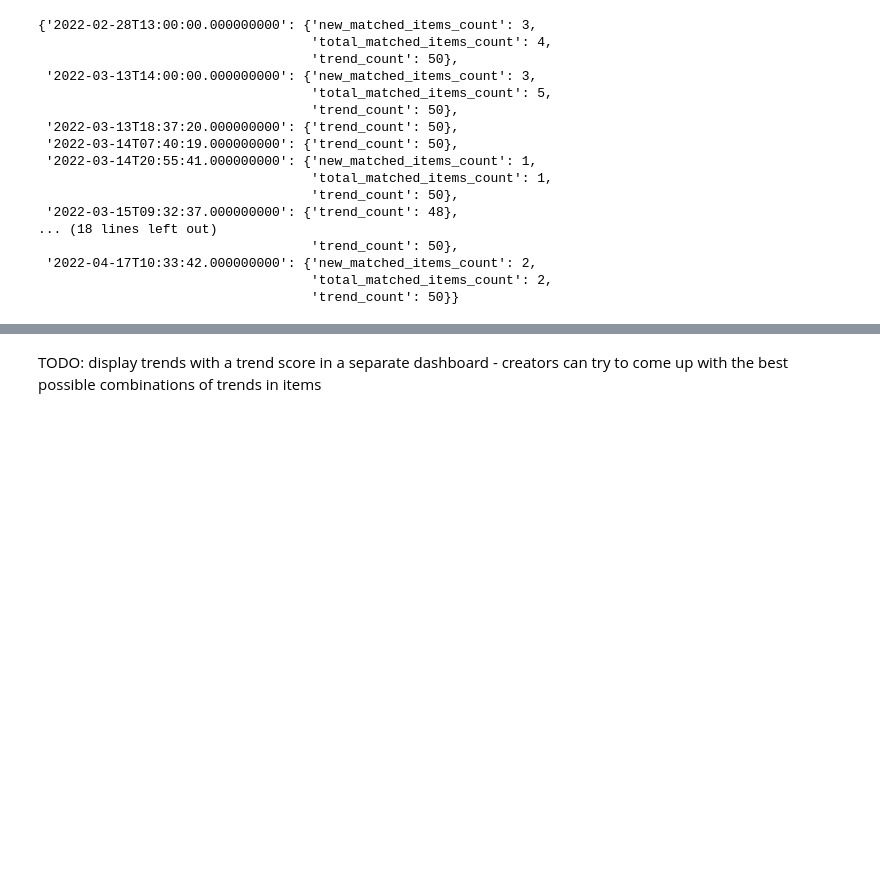
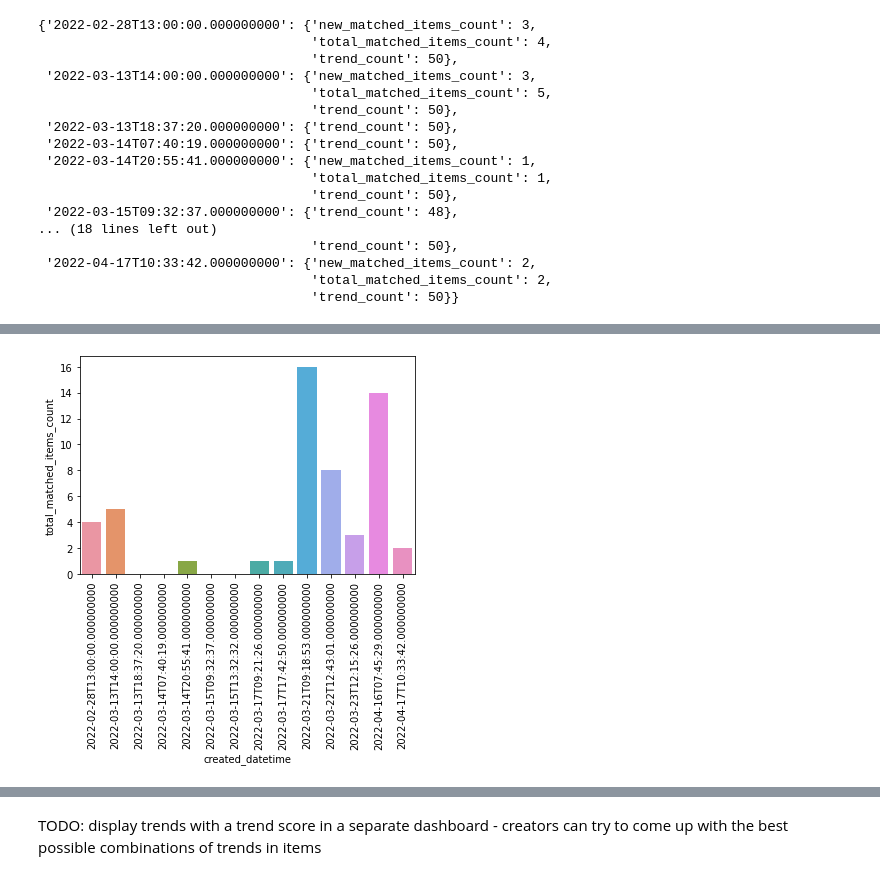
Before and after one commit to dinuka-rp/nerdy-panda, a Jupyter notebook: Prototype/RecSys/Trends_Content_based_NFT_Recommender_System.ipynb, the cells around one changed output, grey strips where cells are left out. Cells and saved outputs as stored; diff of their text form; code cells hidden in the pictures; blank space fills up the shorter version.

Commit message:
generate evaluation graphs for trends based RecSys

```diff
--- a/Prototype/RecSys/Trends_Content_based_NFT_Recommender_System.ipynb
+++ b/Prototype/RecSys/Trends_Content_based_NFT_Recommender_System.ipynb
@@ -777,0 +755,13 @@ add 0s to dates that have no matches
+# %%
+for key in eval_trends_count_dict:
+  # print(eval_trends_count_dict[key])
+  total_matched_items_count = eval_trends_count_dict[key].get('total_matched_items_count')
+
+  if not total_matched_items_count:
+    eval_trends_count_dict[key]['total_matched_items_count'] = 0
+
+  new_matched_items_count = eval_trends_count_dict[key].get('new_matched_items_count')
+  if not new_matched_items_count:
+    eval_trends_count_dict[key]['new_matched_items_count'] = 0
+
+pp.pprint(eval_trends_count_dict)
@@ -777,0 +790,4 @@ add 0s to dates that have no matches
+# %%
+eval_df = pd.DataFrame.from_dict(eval_trends_count_dict, orient='index')
+
+eval_df
@@ -777,0 +812,4 @@ add 0s to dates that have no matches
+# %%
+eval_df = eval_df.reset_index()
+
+eval_df
@@ -777,0 +832,3 @@ add 0s to dates that have no matches
+# %%
+eval_df = eval_df.rename(columns={"index": "created_datetime"})
+eval_df
@@ -777,0 +851,10 @@ add 0s to dates that have no matches
+# %%
+# # importing packages
+import seaborn as sns
+import matplotlib.pyplot as plt
+
+sns.barplot(x='created_datetime', y='total_matched_items_count', data=eval_df)
+plt.xticks(rotation=90)
+plt.show()
+# %% [output]
+[figure, added]
```
Also changed, not shown: parts of 26 cells of this notebook.
